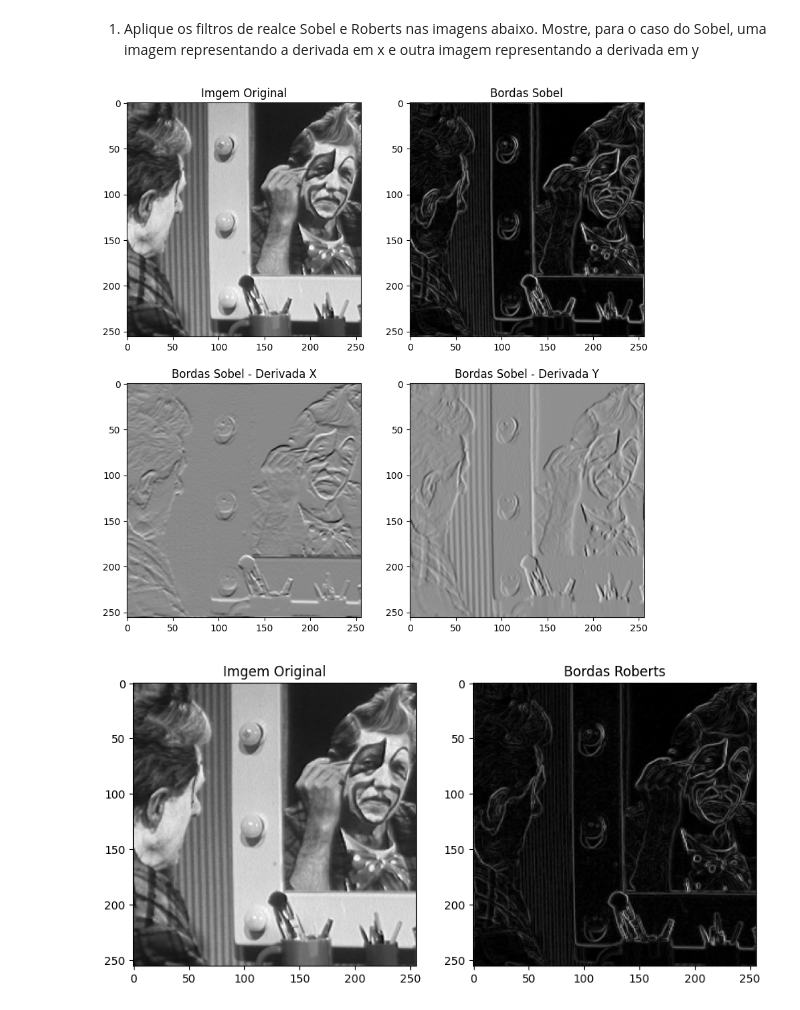
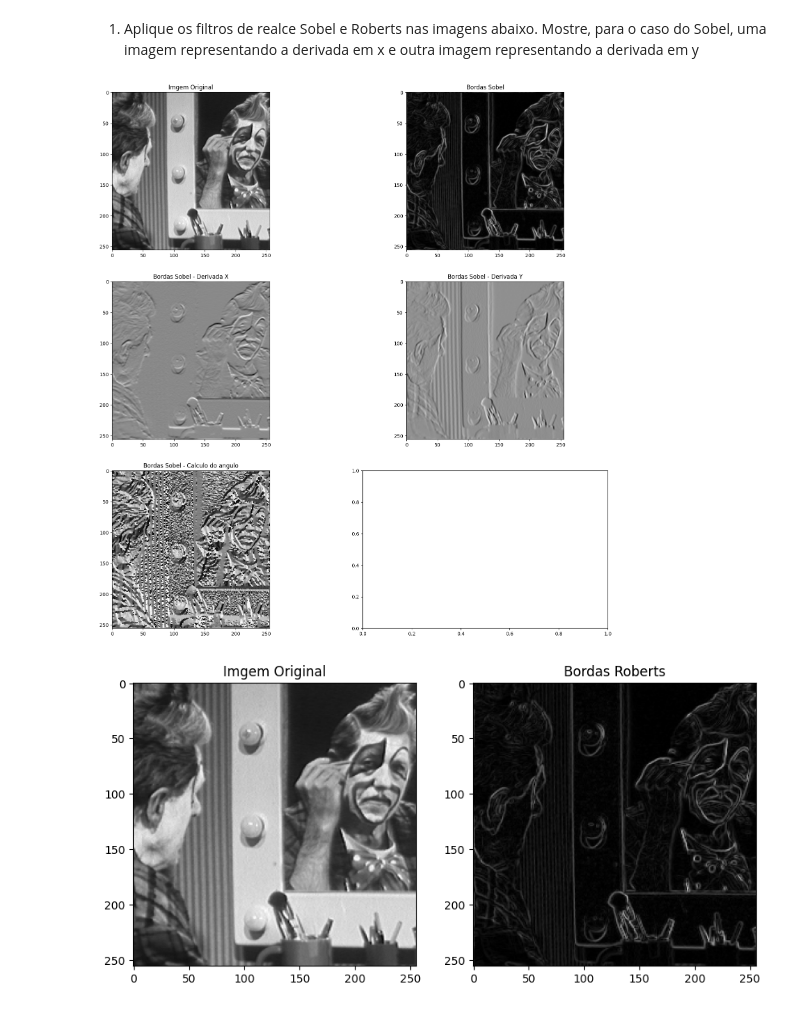
Before and after one commit to HelvesPallin/ppgco-ufu, a Jupyter notebook: ProcessamentoDigitalImagens/lab05/Lab05.ipynb, the cells around one changed output. Cells and saved outputs as stored; diff of their text form; code cells hidden in the pictures.

```diff
--- a/ProcessamentoDigitalImagens/lab05/Lab05.ipynb
+++ b/ProcessamentoDigitalImagens/lab05/Lab05.ipynb
@@ -11,38 +11,43 @@ np.set_printoptions(threshold=np.inf)
 # %% [markdown]
 1. Aplique os filtros de realce Sobel e Roberts nas imagens abaixo. Mostre, para o caso do Sobel, uma imagem representando a derivada em x e outra imagem representando a derivada em y
 # %%
+def normalize (image):
+    return ((image - image.min())/(image.max() - image.min()) * 255).astype(np.uint8)
+
 img = cv2.imread("cln1/cln1.png", cv2.IMREAD_GRAYSCALE)
-maskY = np.array([  [-1, 0, 1],
-                    [-2, 0, 2],
-                    [-1, 0, 1]])
-maskX = np.array([  [-1, -2, -1],
+img = np.asarray(img)
+
+maskSobrelX = np.array([[-1, -2, -1],
                     [0, 0, 0],
                     [1, 2, 1]])
 
-sobelX = convolve2d(img, maskX, mode='same', boundary='wrap')
-sobelY = convolve2d(img, maskY, mode='same', boundary='wrap')
+maskSobrelY = np.array([[-1, 0, 1],
+                    [-2, 0, 2],
+                    [-1, 0, 1]])
 
+sobelX = convolve2d(img,maskSobrelX, mode="same", boundary="wrap")
+sobelY = convolve2d(img,maskSobrelY, mode="same", boundary="wrap")
 sobelGradient = np.sqrt(sobelX**2 + sobelY**2)
-
-def normalize (img):
-    imgNormalized = ((img - img.min())/(img.max() - img.min()) * 255).astype(np.uint8)
-    return imgNormalized
+sobelAngulo = np.arctan2(sobelX, sobelY)
 
 sobelImg = normalize(sobelGradient)
 sobelImgX = normalize(sobelX)
 sobelImgY = normalize(sobelY)
+sobelImgAngulo = normalize(sobelAngulo)
 
-f, axarr = plt.subplots(2,2, figsize = (10,10))
-axarr[0,0].imshow(img, cmap='gray', vmin=0, vmax=255)
-axarr[0,0].title.set_text("Imgem Original")
-axarr[0,1].imshow(sobelImg, cmap='gray', vmin=0, vmax=255)
-axarr[0,1].title.set_text("Bordas Sobel")
-axarr[1,0].imshow(sobelImgX, cmap='gray', vmin=0, vmax=255)
-axarr[1,0].title.set_text("Bordas Sobel - Derivada X")
-axarr[1,1].imshow(sobelImgY, cmap='gray', vmin=0, vmax=255)
-axarr[1,1].title.set_text("Bordas Sobel - Derivada Y")
+f, images = plt.subplots(3,2, figsize = (20,20))
+images[0,0].imshow(img, cmap='gray', vmin=0, vmax=255)
+images[0,0].title.set_text("Imgem Original")
+images[0,1].imshow(sobelImg, cmap='gray', vmin=0, vmax=255)
+images[0,1].title.set_text("Bordas Sobel")
+images[1,0].imshow(sobelImgX, cmap='gray', vmin=0, vmax=255)
+images[1,0].title.set_text("Bordas Sobel - Derivada X")
+images[1,1].imshow(sobelImgY, cmap='gray', vmin=0, vmax=255)
+images[1,1].title.set_text("Bordas Sobel - Derivada Y")
+images[2,0].imshow(sobelImgAngulo, cmap='gray', vmin=0, vmax=255)
+images[2,0].title.set_text("Bordas Sobel - Calculo do angulo")
 # %% [output]
-[figure, old version]
+[figure, new version]
 # %%
 maskH1 = np.array([ [1, 0],
                     [0, -1]])
```
Also changed, not shown: parts of 1 cell of this notebook, 2 other files.
